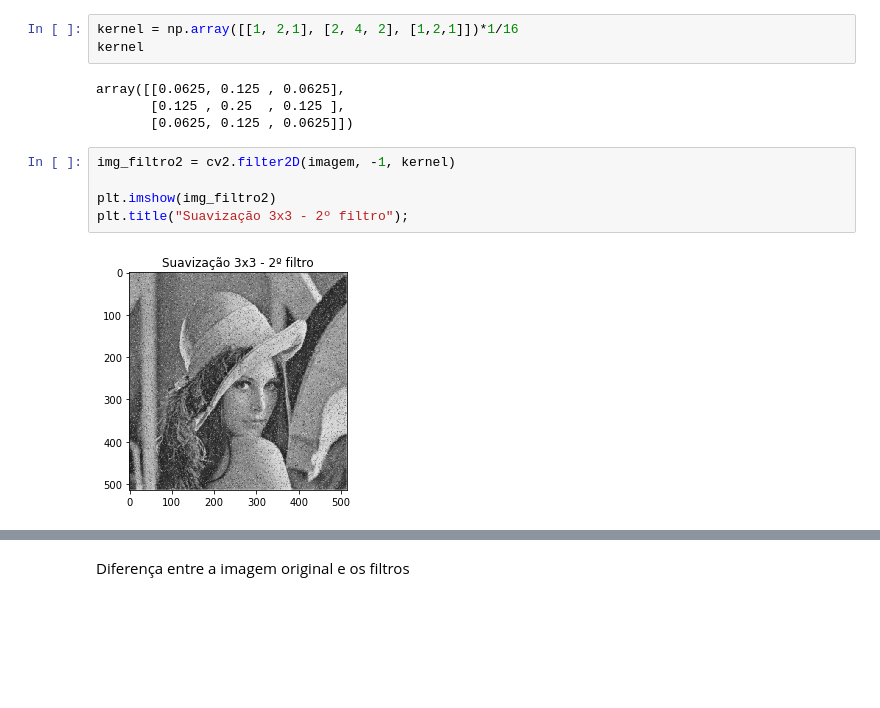
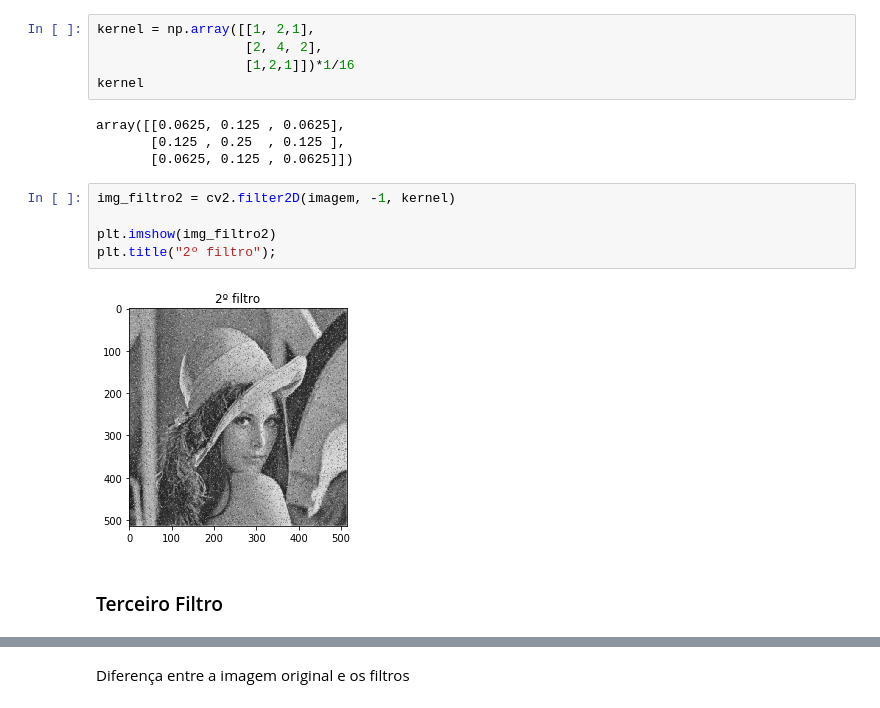
Before and after one commit to Pssales/PDI, a Jupyter notebook: Suavização de imagens.ipynb, the cells around one changed output, grey strips where cells are left out. Cells and saved outputs as stored; diff of their text form; blank space fills up the shorter version.

```diff
--- a/Suavização de imagens.ipynb
+++ b/Suavização de imagens.ipynb
@@ -39,5 +48,7 @@ plt.title("Suavização 3x3 - 1º filtro");
 # %%
-kernel = np.array([[1, 2,1], [2, 4, 2], [1,2,1]])*1/16
+kernel = np.array([[1, 2,1],
+                   [2, 4, 2],
+                   [1,2,1]])*1/16
 kernel
 # %% [output]
 array([[0.0625, 0.125 , 0.0625],
@@ -46,7 +57,9 @@ array([[0.0625, 0.125 , 0.0625],
 # %%
 img_filtro2 = cv2.filter2D(imagem, -1, kernel)
 
 plt.imshow(img_filtro2)
-plt.title("Suavização 3x3 - 2º filtro");
+plt.title("2º filtro");
 # %% [output]
-[figure, old version]
+[figure, new version]
+# %% [markdown]
+### Terceiro Filtro
```
Also changed, not shown: parts of 23 cells of this notebook, 3 other files.
